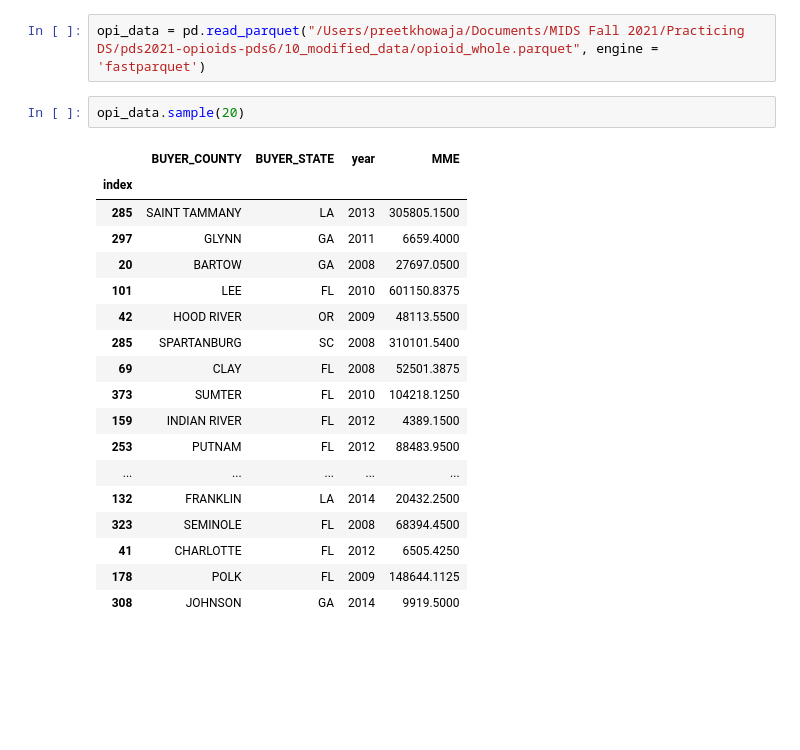
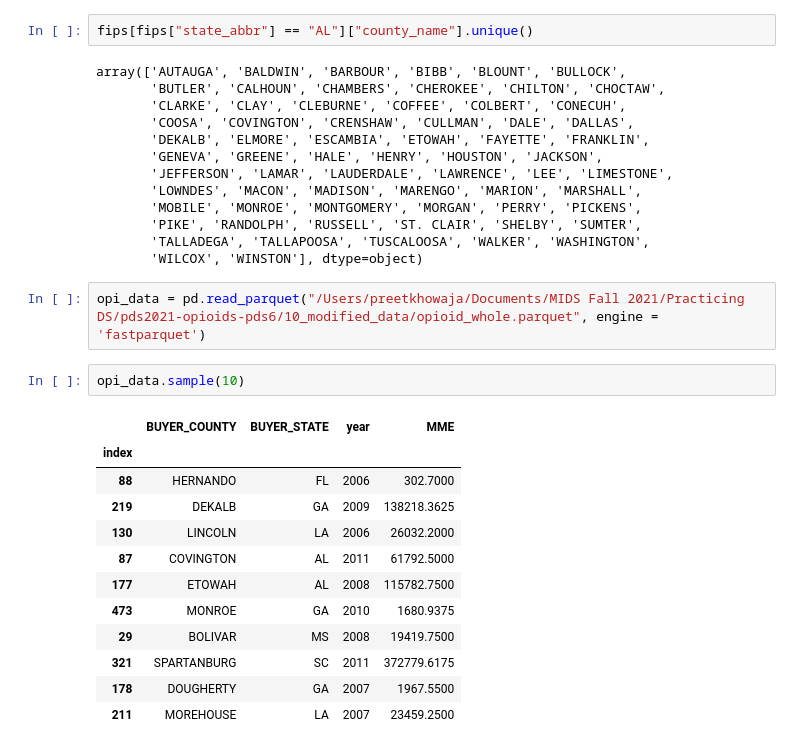
Before and after one commit to ShiningYang0207/opioid-control-policy, a Jupyter notebook: preet_data_cleaning.ipynb, the cells around one changed output. Cells and saved outputs as stored; diff of their text form; blank space fills up the shorter version.

```diff
--- a/preet_data_cleaning.ipynb
+++ b/preet_data_cleaning.ipynb
@@ -16,23 +62,32 @@ fips.head()
+# %%
+fips[fips["state_abbr"] == "AL"]["county_name"].unique()
+# %% [output]
+array(['AUTAUGA', 'BALDWIN', 'BARBOUR', 'BIBB', 'BLOUNT', 'BULLOCK',
+       'BUTLER', 'CALHOUN', 'CHAMBERS', 'CHEROKEE', 'CHILTON', 'CHOCTAW',
+       'CLARKE', 'CLAY', 'CLEBURNE', 'COFFEE', 'COLBERT', 'CONECUH',
+       'COOSA', 'COVINGTON', 'CRENSHAW', 'CULLMAN', 'DALE', 'DALLAS',
+       'DEKALB', 'ELMORE', 'ESCAMBIA', 'ETOWAH', 'FAYETTE', 'FRANKLIN',
+       'GENEVA', 'GREENE', 'HALE', 'HENRY', 'HOUSTON', 'JACKSON',
+       'JEFFERSON', 'LAMAR', 'LAUDERDALE', 'LAWRENCE', 'LEE', 'LIMESTONE',
+       'LOWNDES', 'MACON', 'MADISON', 'MARENGO', 'MARION', 'MARSHALL',
+       'MOBILE', 'MONROE', 'MONTGOMERY', 'MORGAN', 'PERRY', 'PICKENS',
+       'PIKE', 'RANDOLPH', 'RUSSELL', 'ST. CLAIR', 'SHELBY', 'SUMTER',
+       'TALLADEGA', 'TALLAPOOSA', 'TUSCALOOSA', 'WALKER', 'WASHINGTON',
+       'WILCOX', 'WINSTON'], dtype=object)
 # %%
 opi_data = pd.read_parquet("/Users/preetkhowaja/Documents/MIDS Fall 2021/Practicing DS/pds2021-opioids-pds6/10_modified_data/opioid_whole.parquet", engine = 'fastparquet')
 # %%
-opi_data.sample(20)
+opi_data.sample(10)
 # %% [output]
 |  | BUYER_COUNTY | BUYER_STATE | year | MME |
 | index |  |  |  |  |
-| 285 | SAINT TAMMANY | LA | 2013 | 305805.1500 |
-| 297 | GLYNN | GA | 2011 | 6659.4000 |
-| 20 | BARTOW | GA | 2008 | 27697.0500 |
-| 101 | LEE | FL | 2010 | 601150.8375 |
-| 42 | HOOD RIVER | OR | 2009 | 48113.5500 |
-| 285 | SPARTANBURG | SC | 2008 | 310101.5400 |
-| 69 | CLAY | FL | 2008 | 52501.3875 |
-| 373 | SUMTER | FL | 2010 | 104218.1250 |
-| 159 | INDIAN RIVER | FL | 2012 | 4389.1500 |
-| 253 | PUTNAM | FL | 2012 | 88483.9500 |
-| ... | ... | ... | ... | ... |
-| 132 | FRANKLIN | LA | 2014 | 20432.2500 |
-| 323 | SEMINOLE | FL | 2008 | 68394.4500 |
-| 41 | CHARLOTTE | FL | 2012 | 6505.4250 |
-| 178 | POLK | FL | 2009 | 148644.1125 |
-| 308 | JOHNSON | GA | 2014 | 9919.5000 |
+| 88 | HERNANDO | FL | 2006 | 302.7000 |
+| 219 | DEKALB | GA | 2009 | 138218.3625 |
+| 130 | LINCOLN | LA | 2006 | 26032.2000 |
+| 87 | COVINGTON | AL | 2011 | 61792.5000 |
+| 177 | ETOWAH | AL | 2008 | 115782.7500 |
+| 473 | MONROE | GA | 2010 | 1680.9375 |
+| 29 | BOLIVAR | MS | 2008 | 19419.7500 |
+| 321 | SPARTANBURG | SC | 2011 | 372779.6175 |
+| 178 | DOUGHERTY | GA | 2007 | 1967.5500 |
+| 211 | MOREHOUSE | LA | 2007 | 23459.2500 |
```
Also changed, not shown: parts of 11 cells of this notebook.
